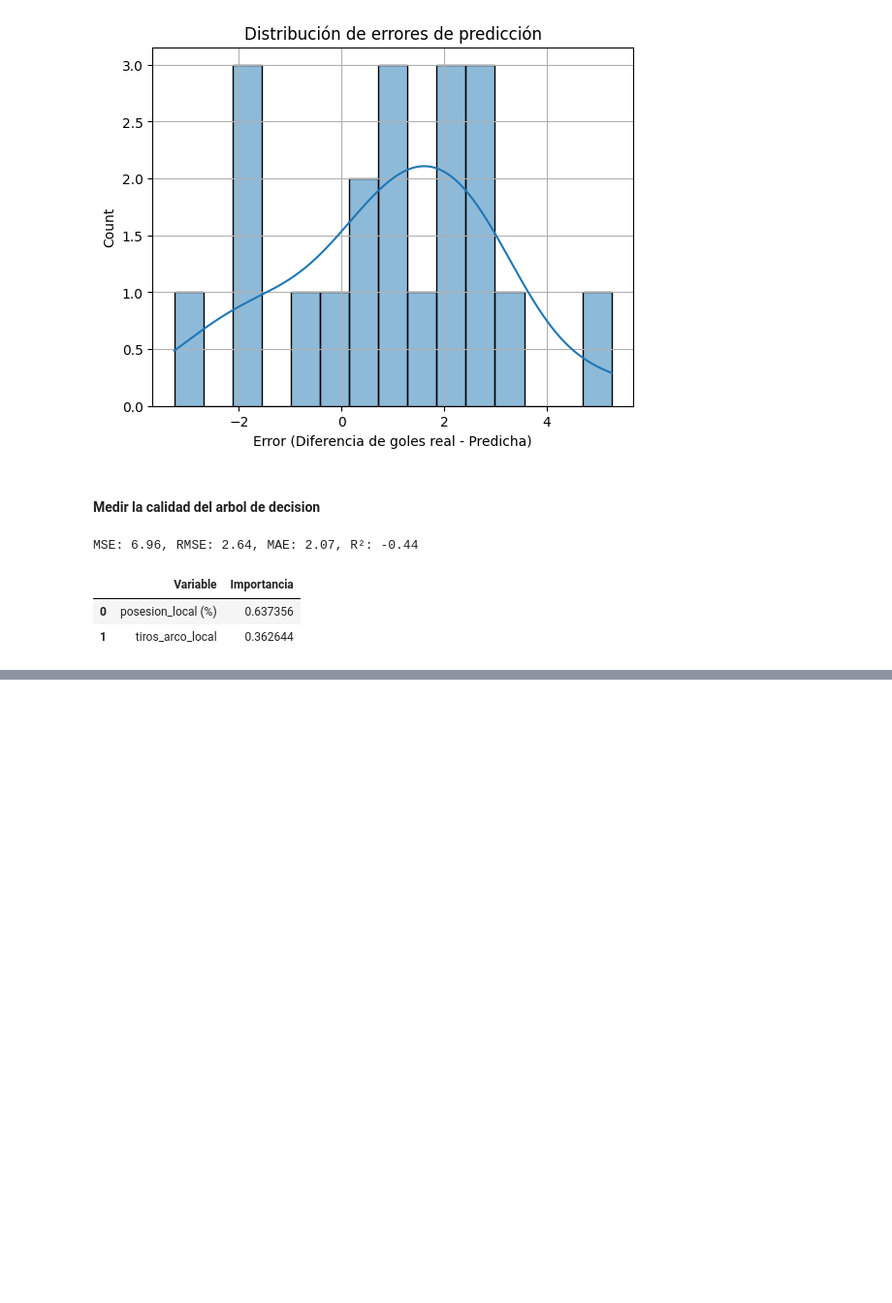
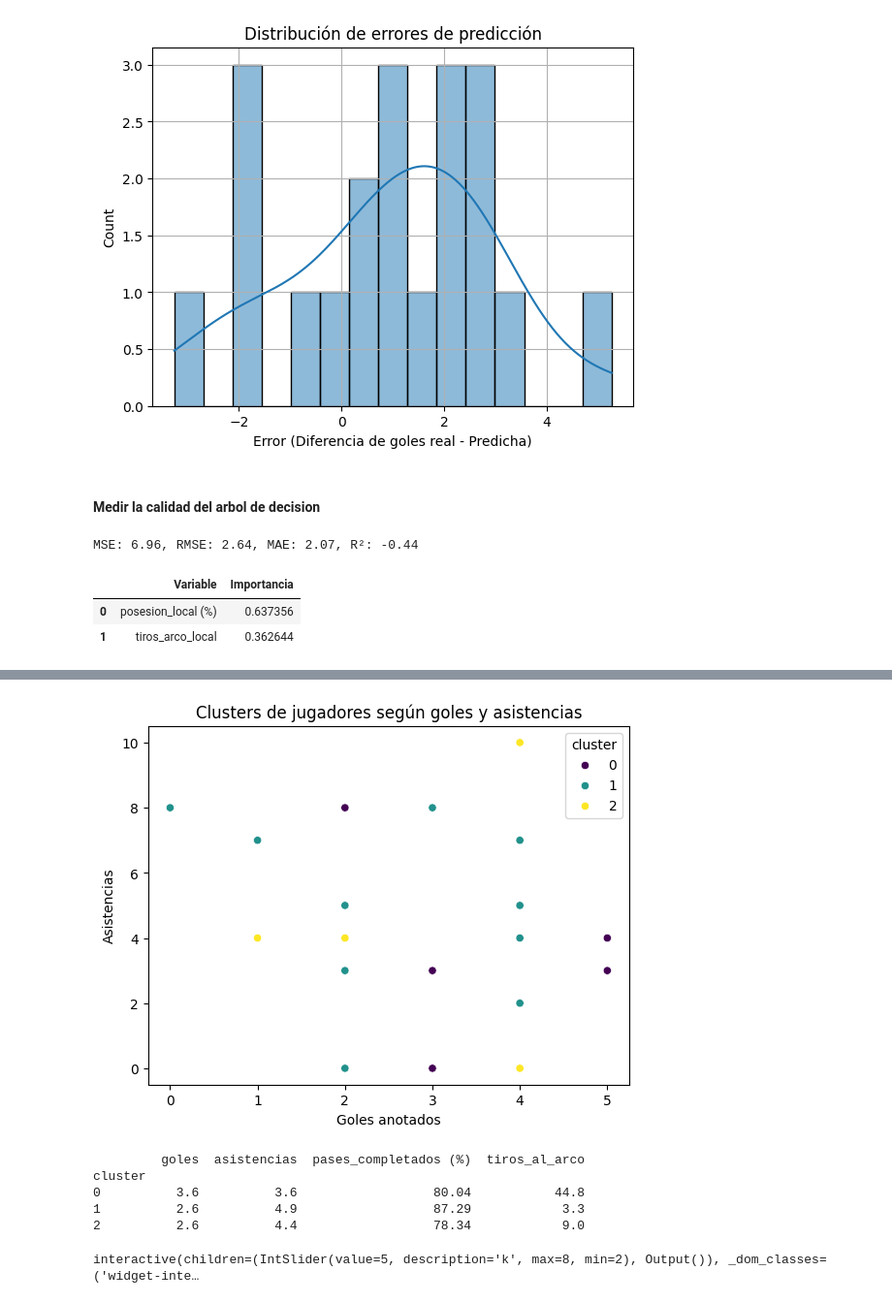
Before and after one commit to JuanLeguizamon97/fundamentos_ml, a Jupyter notebook: cebollitas.ipynb, the cells around one changed output, grey strips where cells are left out. Shown: that part at 97% size. Drawn from its saved outputs; the diff is of its cells as text; code cells hidden in the pictures; blank space fills up the shorter version.

Commit message:
Clusterización con Kmeans y reducción de dimensionalidad con análisis PCA

```diff
--- a/cebollitas.ipynb
+++ b/cebollitas.ipynb
@@ -611,0 +645,7 @@ MSE: 6.96, RMSE: 2.64, MAE: 2.07, R²: -0.44
+# %%
+X = df_jugadores[['goles', 'asistencias', 'pases_completados (%)', 'tiros_al_arco']]
+
+kmenas = KMeans(n_clusters=3, random_state=42)
+df_jugadores['cluster'] = kmenas.fit_predict(X)
+
+df_jugadores
@@ -611,0 +670,32 @@ MSE: 6.96, RMSE: 2.64, MAE: 2.07, R²: -0.44
+# %%
+sns.scatterplot(x='goles', y='asistencias', hue='cluster', data=df_jugadores, palette='viridis')
+plt.title('Clusters de jugadores según goles y asistencias')
+plt.xlabel('Goles anotados')
+plt.ylabel('Asistencias')
+plt.show()
+# %% [output]
+[figure, added]
+# %%
+columnas_numericas = ['goles', 'asistencias', 'pases_completados (%)', 'tiros_al_arco']
+perfiles = df_jugadores.groupby('cluster')[columnas_numericas].mean()
+print(perfiles)
+# %% [output]
+         goles  asistencias  pases_completados (%)  tiros_al_arco
+cluster
+0          3.6          3.6                  80.04           44.8
+1          2.6          4.9                  87.29            3.3
+2          2.6          4.4                  78.34            9.0
+# %%
+def clustering_interactivo(k):
+    kmeans = KMeans(n_clusters=k, random_state=42)
+    df_jugadores['cluster_temp'] = kmeans.fit_predict(X)
+
+    sns.scatterplot(x='goles', y='asistencias', hue='cluster_temp', data=df_jugadores, palette='viridis')
+    plt.title(f'Clusters de jugadores (k={k})')
+    plt.xlabel('Goles anotados')
+    plt.ylabel('Asistencias')
+    plt.show()
+
+widgets.interactive(clustering_interactivo, k=(2,8,1))
+# %% [output]
+interactive(children=(IntSlider(value=5, description='k', max=8, min=2), Output()), _dom_classes=('widget-inte…
```
Also changed, not shown: parts of 17 cells of this notebook, 2 other files.
